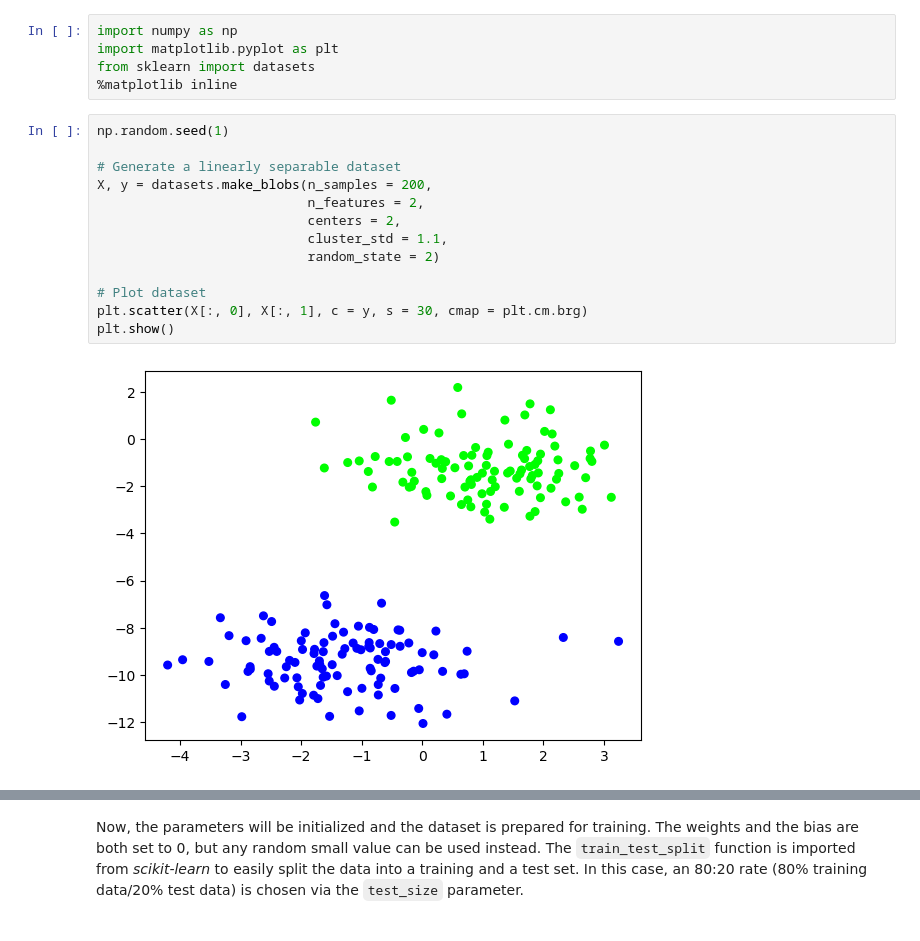
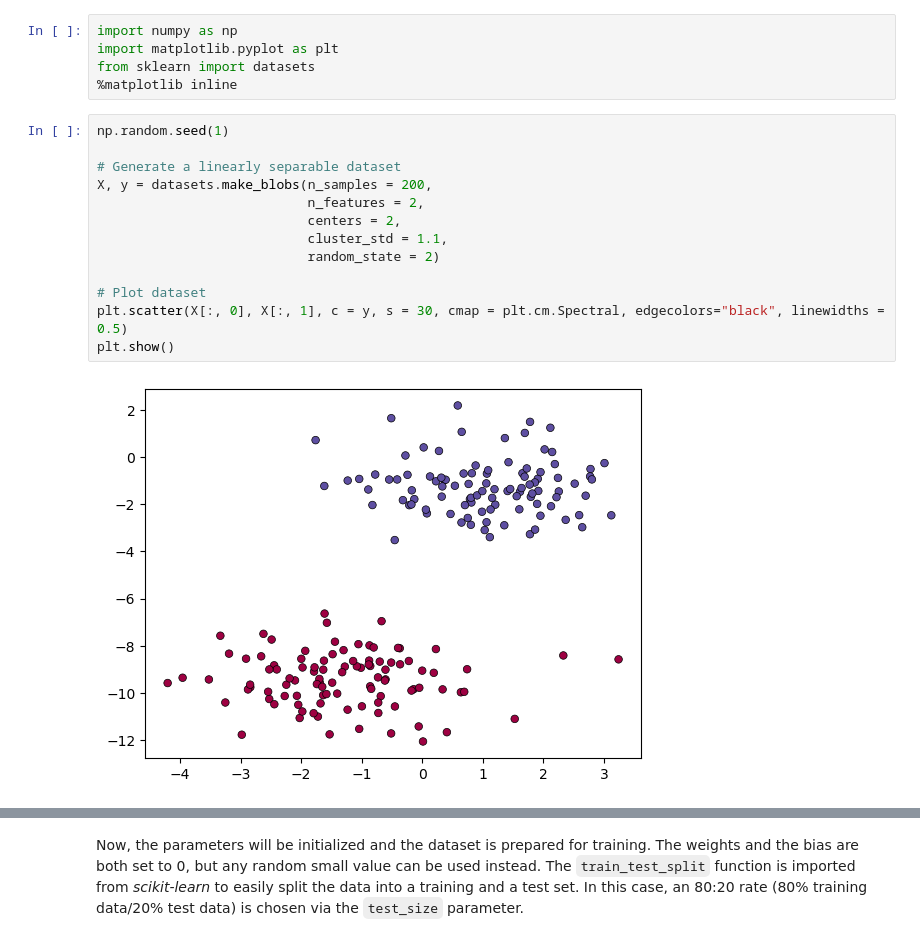
Before and after one commit to thomasjenny/neural_networks_basics, a Jupyter notebook: Neural_Networks.ipynb, the cells around one changed output, grey strips where cells are left out. Cells and saved outputs as stored; diff of their text form.

```diff
--- a/Neural_Networks.ipynb
+++ b/Neural_Networks.ipynb
@@ -77,18 +77,18 @@ from sklearn import datasets
 # %%
 np.random.seed(1)
 
 # Generate a linearly separable dataset
 X, y = datasets.make_blobs(n_samples = 200,
                            n_features = 2,
                            centers = 2,
                            cluster_std = 1.1,
                            random_state = 2)
 
 # Plot dataset
-plt.scatter(X[:, 0], X[:, 1], c = y, s = 30, cmap = plt.cm.brg)
+plt.scatter(X[:, 0], X[:, 1], c = y, s = 30, cmap = plt.cm.Spectral, edgecolors="black", linewidths = 0.5)
 plt.show()
 # %% [output]
-[figure, old version]
+[figure, new version]
 # %% [markdown]
 Now, two functions are defined: `train_perceptron` to train the perceptron on training data, and `predict_perceptron` to make predictions on test data.<a name="footnote_ref-6"></a>[<sup>6</sup>](#footnote-6)
 
```
Also changed, not shown: parts of 36 cells of this notebook.
